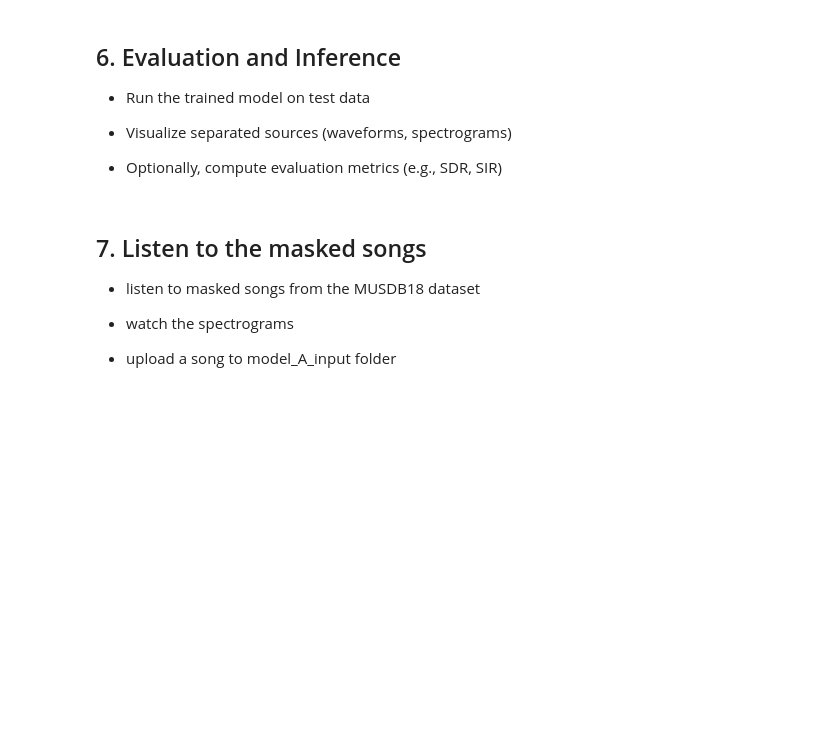
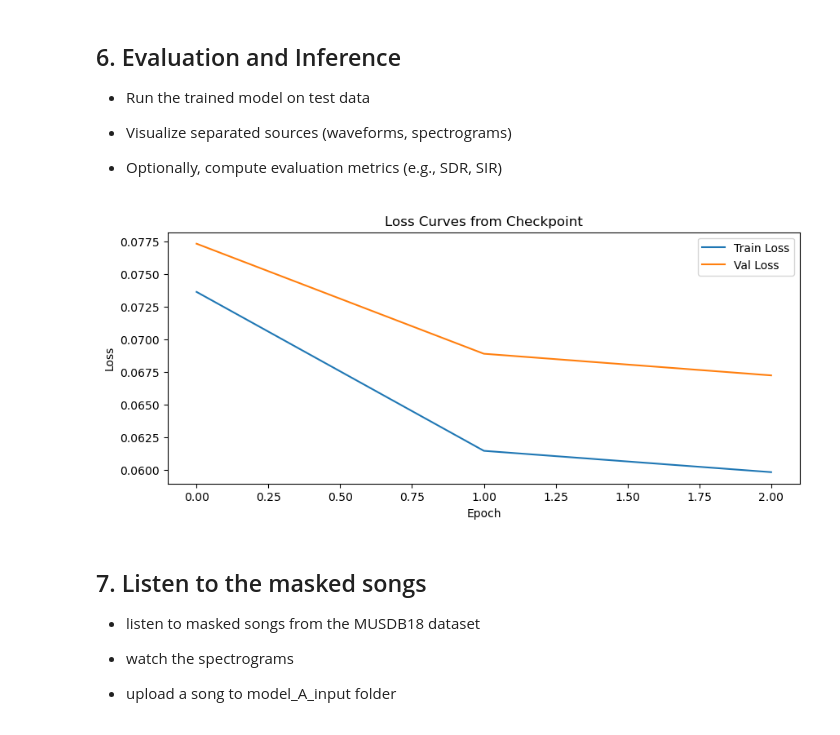
Before and after one commit to amitarad36/Final_Project_Deep_Learning, a Jupyter notebook: notebooks/model_A.ipynb, the cells around one changed output. Cells and saved outputs as stored; diff of their text form; code cells hidden in the pictures; blank space fills up the shorter version.

```diff
--- a/notebooks/model_A.ipynb
+++ b/notebooks/model_A.ipynb
@@ -355,22 +418,24 @@ utils.visualize_results(mix_mag[0], tgt_mag[0], est_mag[0].squeeze(), title="Sta
 # %%
 import torch
 import matplotlib.pyplot as plt
 
-ckpt_path = "../checkpoints/model_a_stage1.pth"
+ckpt_path = "../checkpoints/full_stage2.pth"
 
 ckpt = torch.load(ckpt_path, map_location='cpu')
 if 'history' in ckpt:
     history = ckpt['history']
     plt.figure(figsize=(10, 4))
     plt.plot(history['train_loss'], label='Train Loss')
     plt.plot(history['val_loss'], label='Val Loss')
     plt.title("Loss Curves from Checkpoint")
     plt.xlabel("Epoch")
     plt.ylabel("Loss")
     plt.legend()
     plt.show()
 else:
     print("No loss history found in checkpoint.")
+# %% [output]
+[figure, added]
 # %% [markdown]
 ## 7. Listen to the masked songs
 
```
Also changed, not shown: parts of 8 cells of this notebook, 1 other file.
